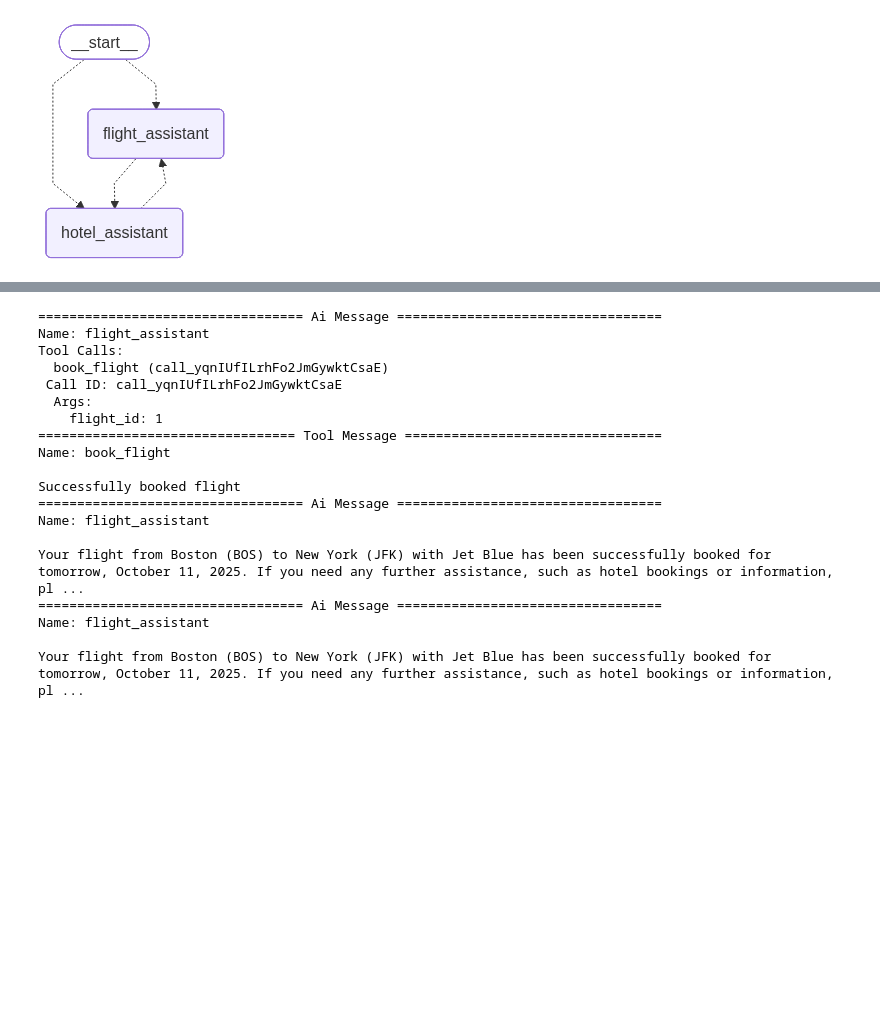
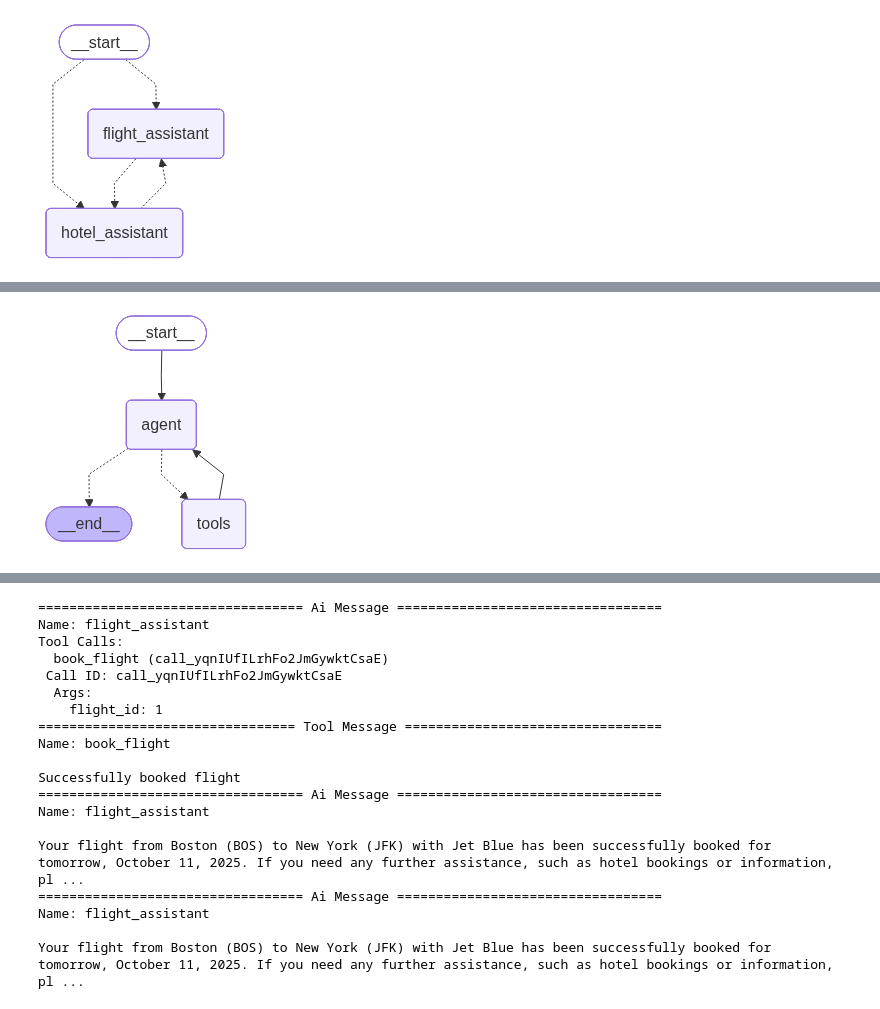
Before and after one commit to andrea-grandi/MAgNet, a Jupyter notebook: src/magnet/nets/customer_support_net/agent/customer_support.ipynb, the cells around one changed output, grey strips where cells are left out. Drawn from its saved outputs; the diff is of its cells as text; code cells hidden in the pictures; blank space fills up the shorter version.

```diff
--- a/src/magnet/customer_support/agent/customer_support.ipynb
+++ b/src/magnet/nets/customer_support_net/agent/customer_support.ipynb
@@ -158,3 +162,7 @@ display(Image(app.get_graph().draw_mermaid_png()))
+# %%
+display(Image(hotel_assistant.get_graph().draw_mermaid_png()))
+# %% [output]
+[figure, added]
 # %%
 import uuid
 
```
Also changed, not shown: parts of 2 cells of this notebook, 15 other files.
